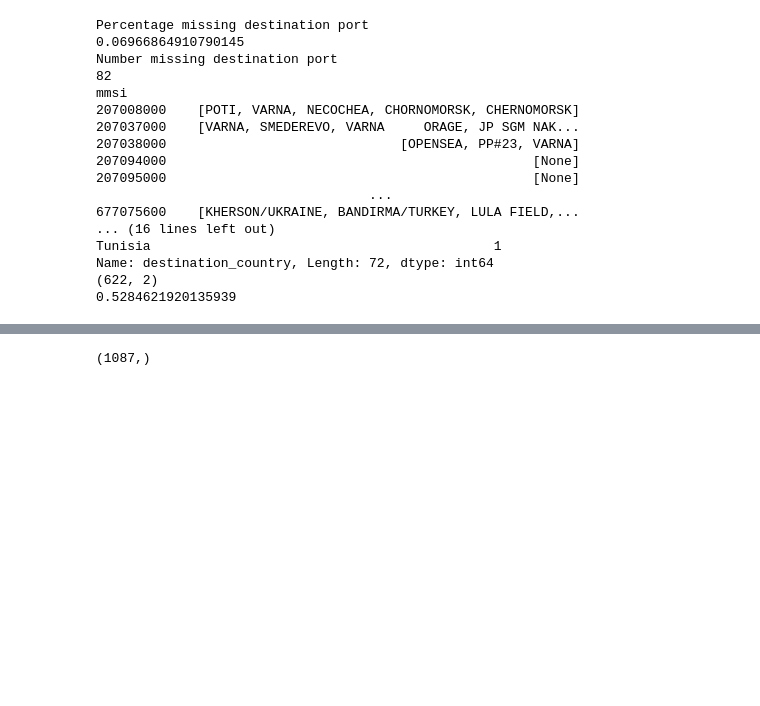
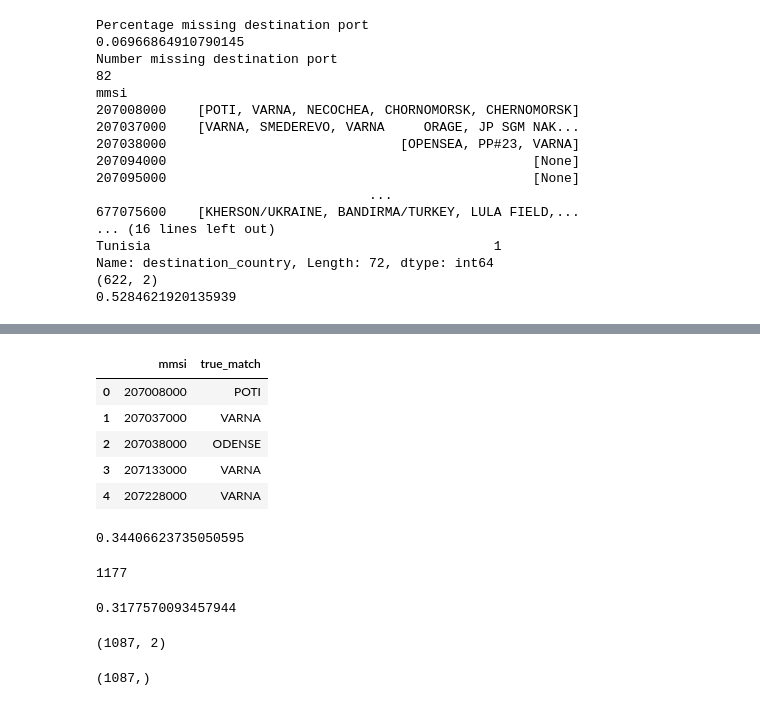
Before and after one commit to InseeFrLab/hackathon-un-2022, a Jupyter notebook: notebooks/analyze_ihs_departs_arrivees.ipynb, the cells around one changed output, grey strips where cells are left out. Saved outputs shown, nothing was run; the diff lists cells and outputs as text; code cells hidden in the pictures; blank space fills up the shorter version.

```diff
--- a/notebooks/analyze_ihs_departs_arrivees.ipynb
+++ b/notebooks/analyze_ihs_departs_arrivees.ipynb
@@ -193,3 +220,28 @@ res_fuz_match2.loc[res_fuz_match2["ratio1"]<80, :].head()
+# %%
+test.head()
+# %% [output]
+|  | mmsi | true_match |
+| 0 | 207008000 | POTI |
+| 1 | 207037000 | VARNA |
+| 2 | 207038000 | ODENSE |
+| 3 | 207133000 | VARNA |
+| 4 | 207228000 | VARNA |
+# %%
+test.loc[test["true_match"].isna(),:].shape[0]/test.shape[0]
+# %% [output]
+0.34406623735050595
+# %%
+ais_enriched2["mmsi"].nunique()
+# %% [output]
+1177
+# %%
+test.loc[test["true_match"].isna(),:].shape[0]/ais_enriched2["mmsi"].nunique()
+# %% [output]
+0.3177570093457944
+# %%
+test.shape
+# %% [output]
+(1087, 2)
 # %%
 destination_ais = ais_enriched4.groupby("mmsi")["destination_c"].first() # imparfait car on n'a pas toutes les destinations d'un bateau
 # %%
```
Also changed, not shown: parts of 5 cells of this notebook.
